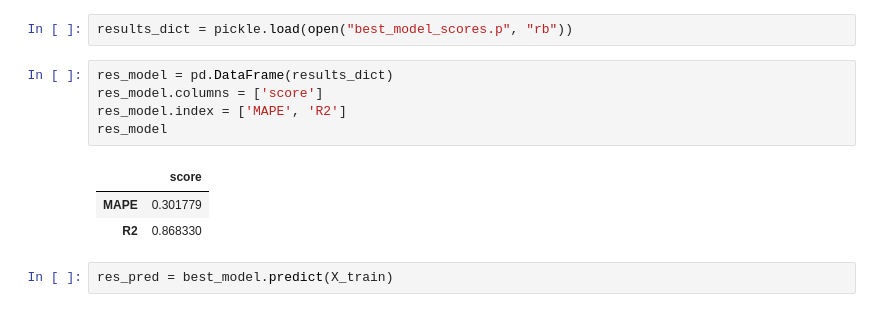
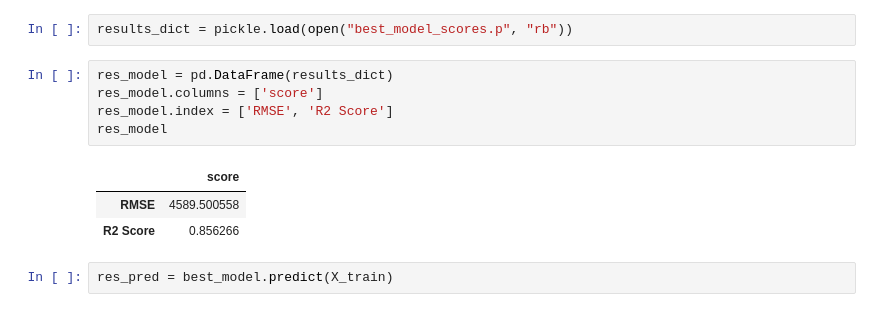
Before and after one commit to sudama-inc/Machine-Learning-Models, a Jupyter notebook: mlRegressionModel.ipynb, the cells around one changed output. Drawn from its saved outputs; the diff is of its cells as text.

```diff
--- a/mlRegressionModel.ipynb
+++ b/mlRegressionModel.ipynb
@@ -455,12 +451,12 @@ results_dict = pickle.load(open("best_model_scores.p", "rb"))
 # %%
 res_model = pd.DataFrame(results_dict)
 res_model.columns = ['score']
-res_model.index = ['MAPE', 'R2']
+res_model.index = ['RMSE', 'R2 Score']
 res_model
 # %% [output]
 |  | score |
-| MAPE | 0.301779 |
-| R2 | 0.868330 |
+| RMSE | 4589.500558 |
+| R2 Score | 0.856266 |
 # %%
 res_pred = best_model.predict(X_train)
 # %%
```
Also changed, not shown: parts of 27 cells of this notebook.
